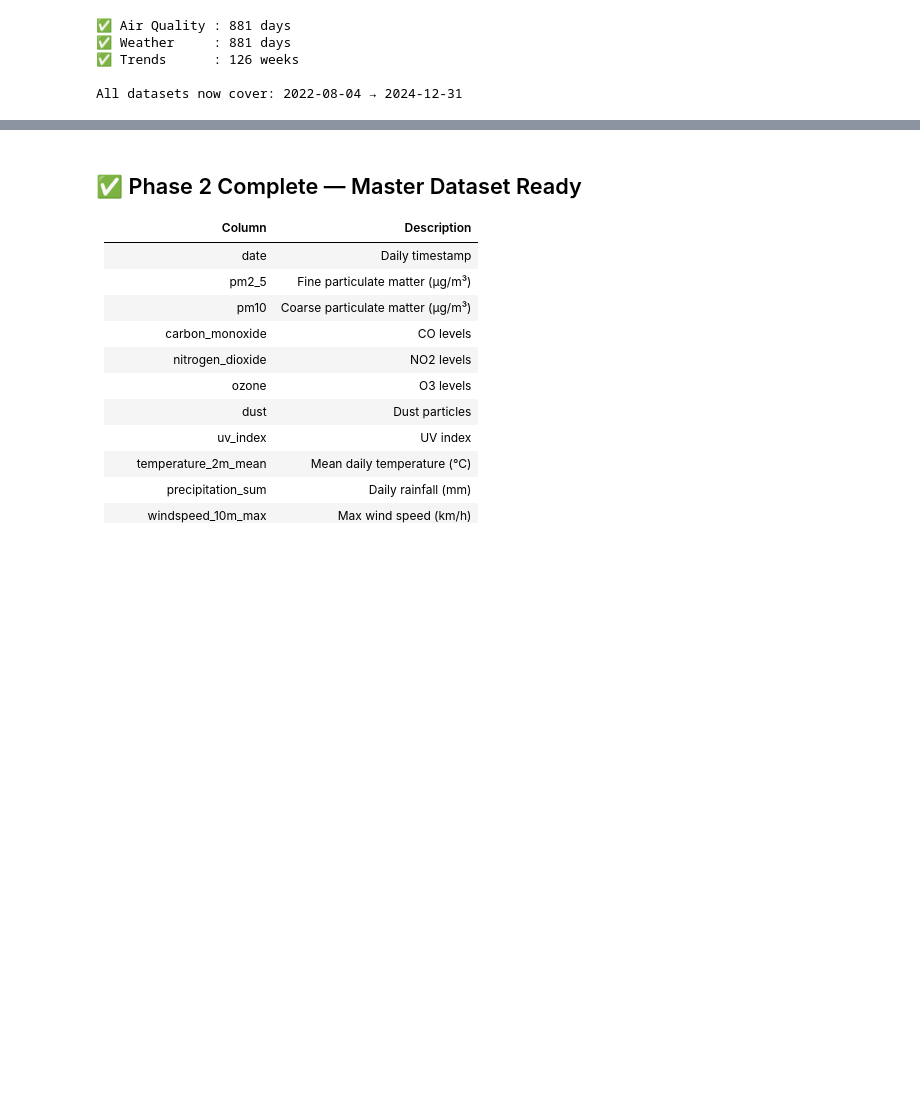
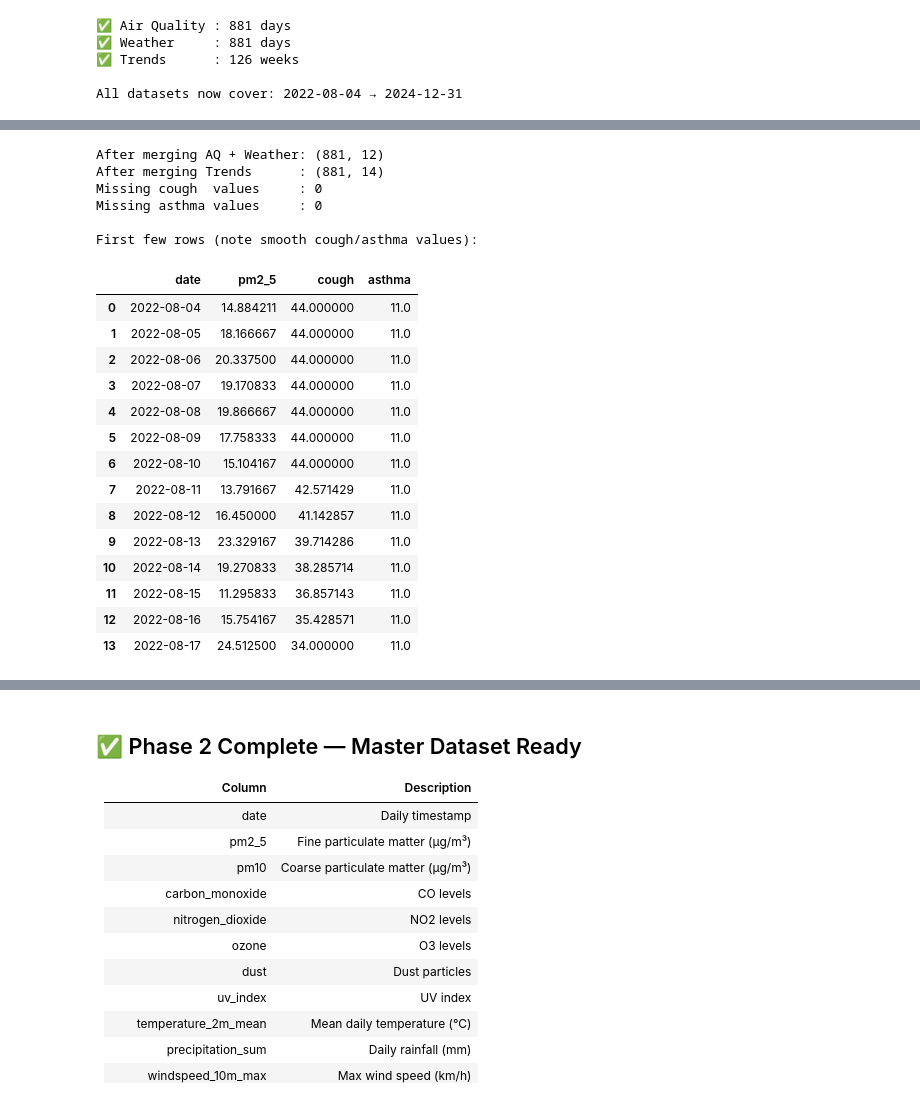
Before and after one commit to Aaroshree/kathmandu-air-health-dashboard, a Jupyter notebook: 02_data_cleaning.ipynb, the cells around one changed output, grey strips where cells are left out. Drawn from its saved outputs; the diff is of its cells as text; code cells hidden in the pictures; blank space fills up the shorter version.

```diff
--- a/02_data_cleaning.ipynb
+++ b/02_data_cleaning.ipynb
@@ -233,0 +156,68 @@ print(f"   Columns   : {list(master_df.columns)}")
+# %%
+# ── Step 1: Merge air quality + weather (unchanged) ────────────────────────────
+master_df = pd.merge(aq_daily, weather_trim, on="date", how="left")
+print(f"After merging AQ + Weather: {master_df.shape}")
+
+# ── Step 2: Build a daily date spine and anchor Trends at week midpoints ────────
+# Create a full daily index spanning the study period
+daily_index = pd.date_range(start=start_date, end=end_date, freq='D')
+trends_daily = pd.DataFrame({'date': daily_index})
+
+# Rename 'week' column to 'date' for merging
+trends_anchor = trends_trim.rename(columns={'week': 'date'}).copy()
+
+# Place each weekly observation at the midpoint of that week (Wednesday = +3 days)
+# This is more honest than anchoring at Monday: the weekly aggregate reflects
+# the whole 7-day window, so the midpoint is the most neutral anchor.
+trends_anchor['date'] = trends_anchor['date'] + pd.Timedelta(days=3)
+
+# Merge anchors onto the daily spine
+trends_daily = trends_daily.merge(trends_anchor[['date', 'cough', 'asthma']],
+                                   on='date', how='left')
+
+# ── Step 3: Linear interpolation between anchor points ─────────────────────────
+trends_daily = trends_daily.set_index('date')
+trends_daily['cough']  = trends_daily['cough'].interpolate(method='time')
+trends_daily['asthma'] = trends_daily['asthma'].interpolate(method='time')
+
+# Clip to valid range [0, 100] — Trends values are bounded
+trends_daily['cough']  = trends_daily['cough'].clip(0, 100)
+trends_daily['asthma'] = trends_daily['asthma'].clip(0, 100)
+
+# Handle leading/trailing NaNs (before first or after last anchor) with bfill/ffill
+trends_daily['cough']  = trends_daily['cough'].bfill().ffill()
+trends_daily['asthma'] = trends_daily['asthma'].bfill().ffill()
+
+trends_daily = trends_daily.reset_index()
+
+# ── Step 4: Merge interpolated Trends onto master dataset ──────────────────────
+master_df = pd.merge(master_df, trends_daily[['date', 'cough', 'asthma']],
+                     on='date', how='left')
+
+print(f"After merging Trends      : {master_df.shape}")
+print(f"Missing cough  values     : {master_df['cough'].isna().sum()}")
+print(f"Missing asthma values     : {master_df['asthma'].isna().sum()}")
+print(f"\nFirst few rows (note smooth cough/asthma values):")
+master_df[['date', 'pm2_5', 'cough', 'asthma']].head(14)
+# %% [output]
+After merging AQ + Weather: (881, 12)
+After merging Trends      : (881, 14)
+Missing cough  values     : 0
+Missing asthma values     : 0
+
+First few rows (note smooth cough/asthma values):
+|  | date | pm2_5 | cough | asthma |
+| 0 | 2022-08-04 | 14.884211 | 44.000000 | 11.0 |
+| 1 | 2022-08-05 | 18.166667 | 44.000000 | 11.0 |
+| 2 | 2022-08-06 | 20.337500 | 44.000000 | 11.0 |
+| 3 | 2022-08-07 | 19.170833 | 44.000000 | 11.0 |
+| 4 | 2022-08-08 | 19.866667 | 44.000000 | 11.0 |
+| 5 | 2022-08-09 | 17.758333 | 44.000000 | 11.0 |
+| 6 | 2022-08-10 | 15.104167 | 44.000000 | 11.0 |
+| 7 | 2022-08-11 | 13.791667 | 42.571429 | 11.0 |
+| 8 | 2022-08-12 | 16.450000 | 41.142857 | 11.0 |
+| 9 | 2022-08-13 | 23.329167 | 39.714286 | 11.0 |
+| 10 | 2022-08-14 | 19.270833 | 38.285714 | 11.0 |
+| 11 | 2022-08-15 | 11.295833 | 36.857143 | 11.0 |
+| 12 | 2022-08-16 | 15.754167 | 35.428571 | 11.0 |
+| 13 | 2022-08-17 | 24.512500 | 34.000000 | 11.0 |
```
Also changed, not shown: parts of 7 cells of this notebook, 1 other file.
